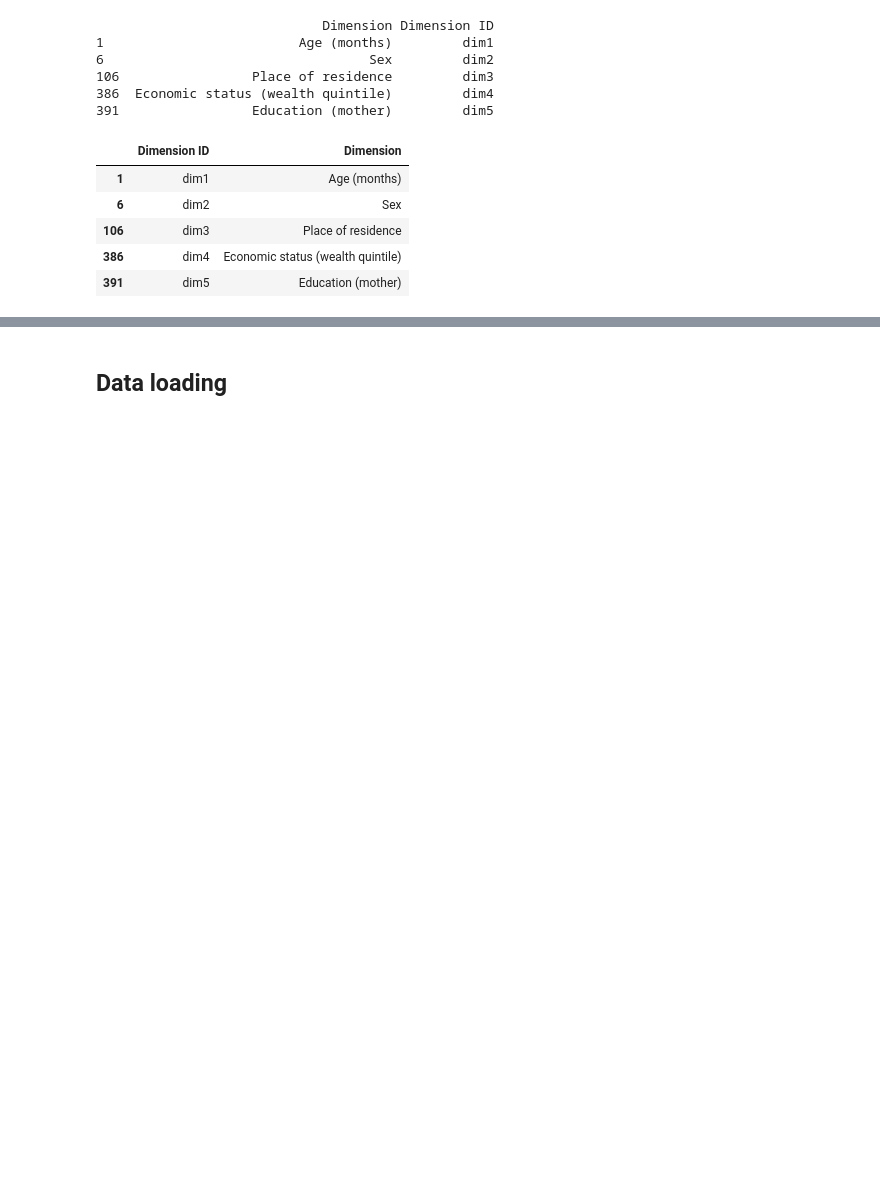
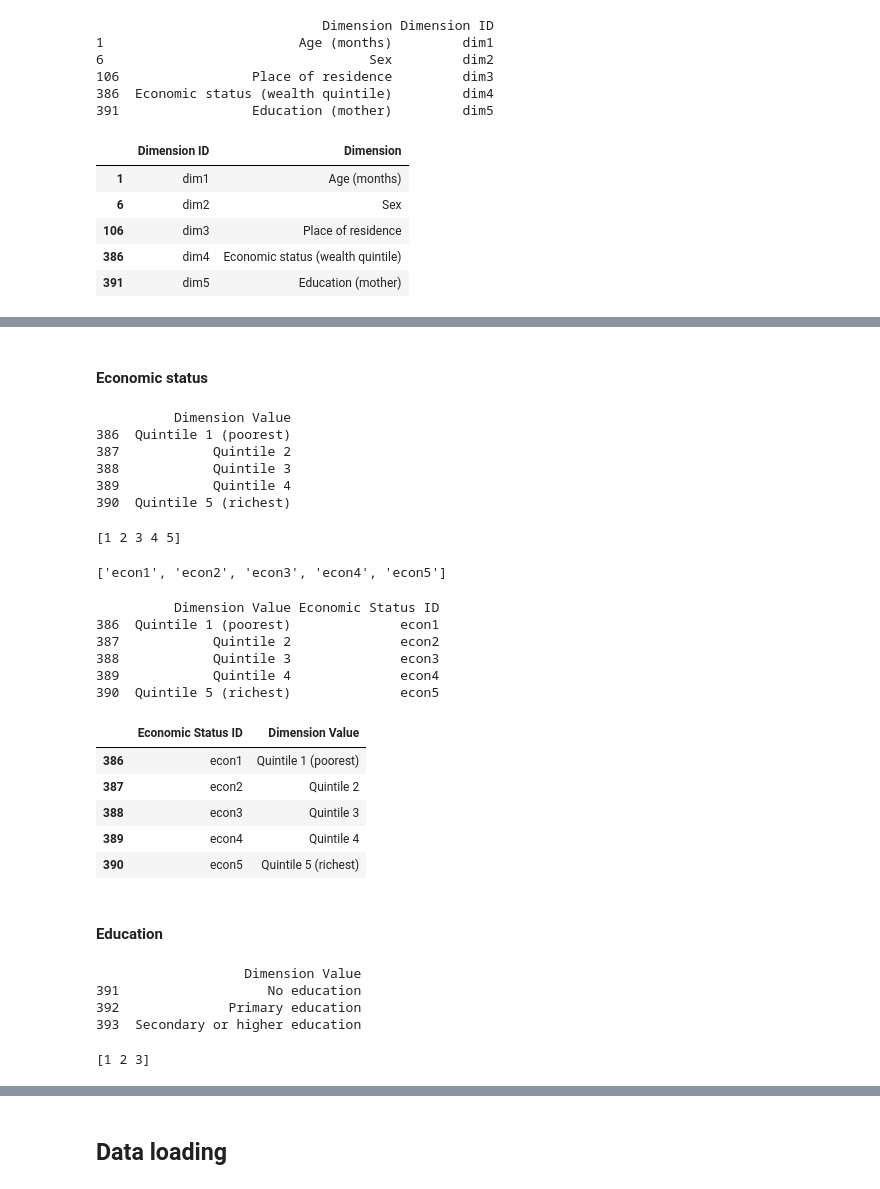
Before and after one commit to blmccourt/proj3-group8, a Jupyter notebook: child_malnutrition_analysis.ipynb, the cells around one changed output, grey strips where cells are left out. Saved outputs shown, nothing was run; the diff lists cells and outputs as text; code cells hidden in the pictures; blank space fills up the shorter version.

```diff
--- a/child_malnutrition_analysis.ipynb
+++ b/child_malnutrition_analysis.ipynb
@@ -772,0 +791,56 @@ region_df.to_csv("data/region.csv", index=False)
+# %% [markdown]
+#### Economic status
+# %%
+# Step 1: Filter cleaned_df where Dimension is 'Economic status (wealth quintile)'
+economic_status_group_df = cleaned_df[cleaned_df['Dimension'] == 'Economic status (wealth quintile)']
+
+# Step 2: Remove duplicates based on the 'Dimension Value' column
+economic_status_df = economic_status_group_df[['Dimension Value']].drop_duplicates()
+
+# Display the new DataFrame
+print(economic_status_df)
+# %% [output]
+          Dimension Value
+386  Quintile 1 (poorest)
+387            Quintile 2
+388            Quintile 3
+389            Quintile 4
+390  Quintile 5 (richest)
+# %%
+# Create numpy array for each of the dimension values
+economic_status_ids = np.arange(1, len(economic_status_df) + 1)
+print(economic_status_ids)
+# %% [output]
+[1 2 3 4 5]
+# %%
+# Use a list comprehension to add "econ" to each economic status ID.
+economic_status_ids = ["econ" + str(economic_status_id) for economic_status_id in economic_status_ids]
+
+print(economic_status_ids)
+# %% [output]
+['econ1', 'econ2', 'econ3', 'econ4', 'econ5']
+# %%
+# Add the economic_status_ids list as a new column
+economic_status_df['Economic Status ID'] = economic_status_ids
+
+print(economic_status_df)
+# %% [output]
+          Dimension Value Economic Status ID
+386  Quintile 1 (poorest)              econ1
+387            Quintile 2              econ2
+388            Quintile 3              econ3
+389            Quintile 4              econ4
+390  Quintile 5 (richest)              econ5
+# %%
+# Reorder the columns so that 'ID' is first
+economic_status_df = economic_status_df[['Economic Status ID', 'Dimension Value']]
+
+# Display the updated DataFrame
+economic_status_df
+# %% [output]
+|  | Economic Status ID | Dimension Value |
+| 386 | econ1 | Quintile 1 (poorest) |
+| 387 | econ2 | Quintile 2 |
+| 388 | econ3 | Quintile 3 |
+| 389 | econ4 | Quintile 4 |
+| 390 | econ5 | Quintile 5 (richest) |
@@ -772,0 +850,22 @@ region_df.to_csv("data/region.csv", index=False)
+# %% [markdown]
+#### Education
+# %%
+# Step 1: Filter cleaned_df where Dimension is 'Education (mother)'
+education_group_df = cleaned_df[cleaned_df['Dimension'] == 'Education (mother)']
+
+# Step 2: Remove duplicates based on the 'Dimension Value' column
+education_df = education_group_df[['Dimension Value']].drop_duplicates()
+
+# Display the new DataFrame
+print(education_df)
+# %% [output]
+                   Dimension Value
+391                   No education
+392              Primary education
+393  Secondary or higher education
+# %%
+# Create numpy array for each of the dimension values
+education_ids = np.arange(1, len(education_df) + 1)
+print(education_ids)
+# %% [output]
+[1 2 3]
```
Also changed, not shown: parts of 78 cells of this notebook, 19 other files.
